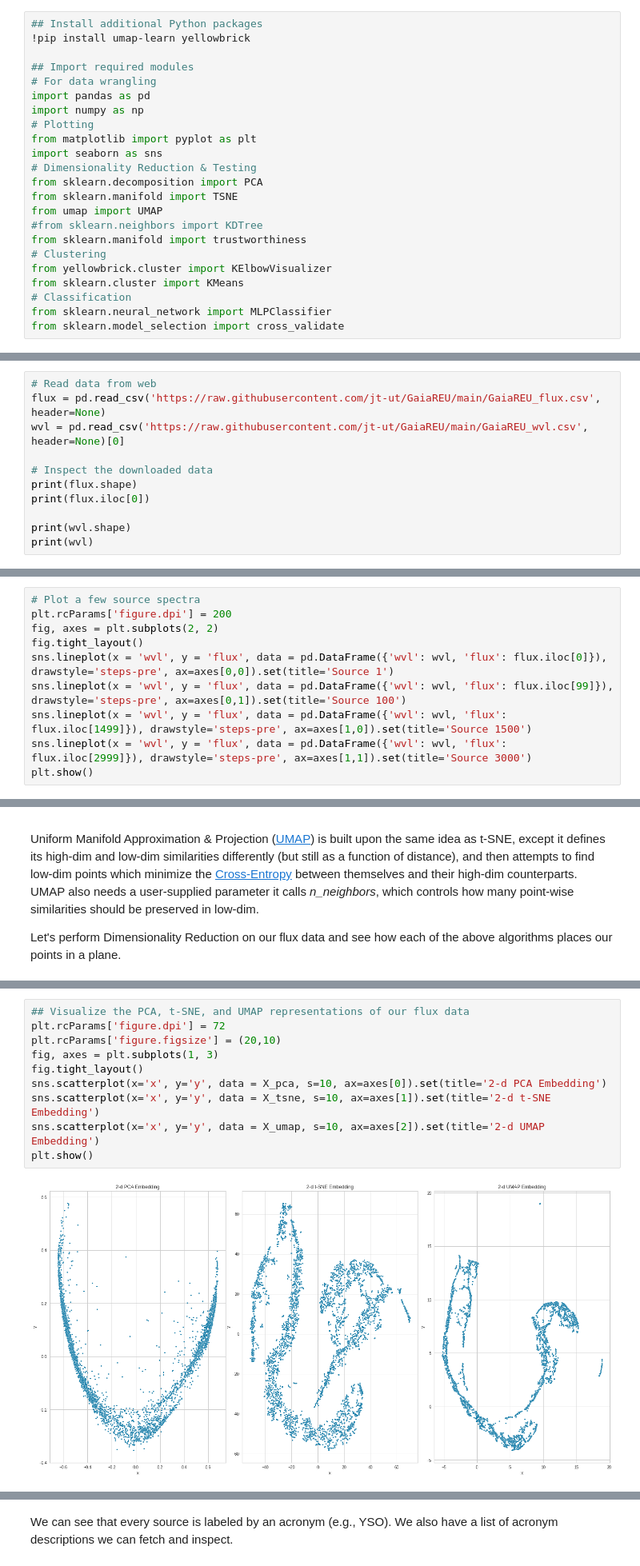
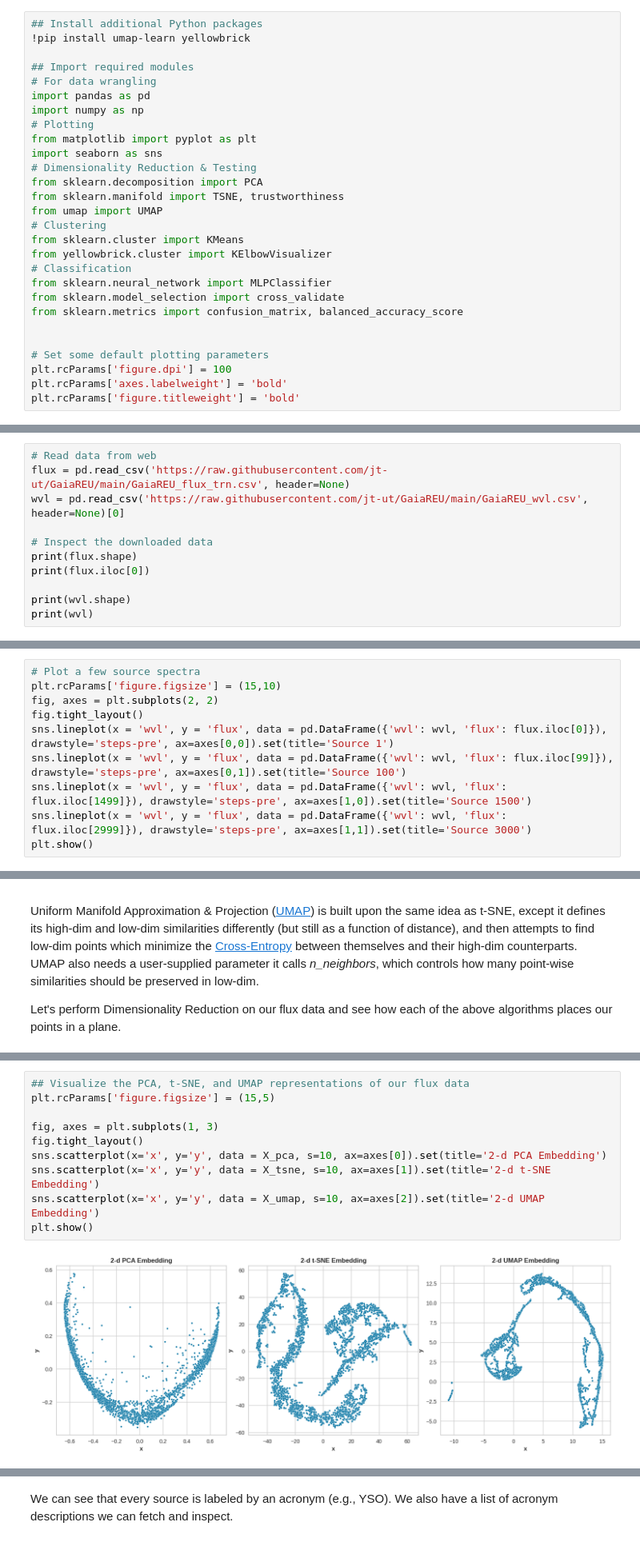
Before and after one commit to jt-ut/GaiaREU, a Jupyter notebook: GaiaREU-ML_v1.ipynb, the cells around one changed output, grey strips where cells are left out. Shown at 80% size. Drawn from its saved outputs; the diff is of its cells as text.

```diff
--- a/GaiaREU-ML_v1.ipynb
+++ b/GaiaREU-ML_v1.ipynb
@@ -21,16 +21,21 @@ from matplotlib import pyplot as plt
 import seaborn as sns
 # Dimensionality Reduction & Testing
 from sklearn.decomposition import PCA
-from sklearn.manifold import TSNE
+from sklearn.manifold import TSNE, trustworthiness
 from umap import UMAP
-#from sklearn.neighbors import KDTree
-from sklearn.manifold import trustworthiness
 # Clustering
+from sklearn.cluster import KMeans
 from yellowbrick.cluster import KElbowVisualizer
-from sklearn.cluster import KMeans
 # Classification
 from sklearn.neural_network import MLPClassifier
 from sklearn.model_selection import cross_validate
+from sklearn.metrics import confusion_matrix, balanced_accuracy_score
+
+
+# Set some default plotting parameters
+plt.rcParams['figure.dpi'] = 100
+plt.rcParams['axes.labelweight'] = 'bold'
+plt.rcParams['figure.titleweight'] = 'bold'
 # %% [output]
 Requirement already satisfied: umap-learn in /usr/local/lib/python3.10/dist-packages (0.5.3)
 Requirement already satisfied: yellowbrick in /usr/local/lib/python3.10/dist-packages (1.5)
@@ -53,7 +58,7 @@ Requirement already satisfied: six>=1.5 in /usr/local/lib/python3.10/dist-packag
 # Exploratory Gaia Analysis with Unsupervised Machine Learning
 # %%
 # Read data from web
-flux = pd.read_csv('https://raw.githubusercontent.com/jt-ut/GaiaREU/main/GaiaREU_flux.csv', header=None)
+flux = pd.read_csv('https://raw.githubusercontent.com/jt-ut/GaiaREU/main/GaiaREU_flux_trn.csv', header=None)
 wvl = pd.read_csv('https://raw.githubusercontent.com/jt-ut/GaiaREU/main/GaiaREU_wvl.csv', header=None)[0]
 
 # Inspect the downloaded data
@@ -90,7 +95,7 @@ FYI, almost all statistical and machine learning algorithms expect a data matrix
 Let's plot some of our flux data just to get an idea of what these 343-dimensional vectors might look like.
 # %%
 # Plot a few source spectra
-plt.rcParams['figure.dpi'] = 200
+plt.rcParams['figure.figsize'] = (15,10)
 fig, axes = plt.subplots(2, 2)
 fig.tight_layout()
 sns.lineplot(x = 'wvl', y = 'flux', data = pd.DataFrame({'wvl': wvl, 'flux': flux.iloc[0]}), drawstyle='steps-pre', ax=axes[0,0]).set(title='Source 1')
@@ -156,15 +161,15 @@ Wed Jul  5 13:51:30 2023 Finished embedding
 # %%
 ## Visualize the PCA, t-SNE, and UMAP representations of our flux data
-plt.rcParams['figure.dpi'] = 72
-plt.rcParams['figure.figsize'] = (20,10)
+plt.rcParams['figure.figsize'] = (15,5)
+
 fig, axes = plt.subplots(1, 3)
 fig.tight_layout()
 sns.scatterplot(x='x', y='y', data = X_pca, s=10, ax=axes[0]).set(title='2-d PCA Embedding')
 sns.scatterplot(x='x', y='y', data = X_tsne, s=10, ax=axes[1]).set(title='2-d t-SNE Embedding')
 sns.scatterplot(x='x', y='y', data = X_umap, s=10, ax=axes[2]).set(title='2-d UMAP Embedding')
 plt.show()
 # %% [output]
-[figure, old version]
+[figure, new version]
 # %% [markdown]
 Based on these representations, does our data appear to be completely random, or does it have any meaningful ***structure***?
 
```
Also changed, not shown: parts of 46 cells of this notebook.
